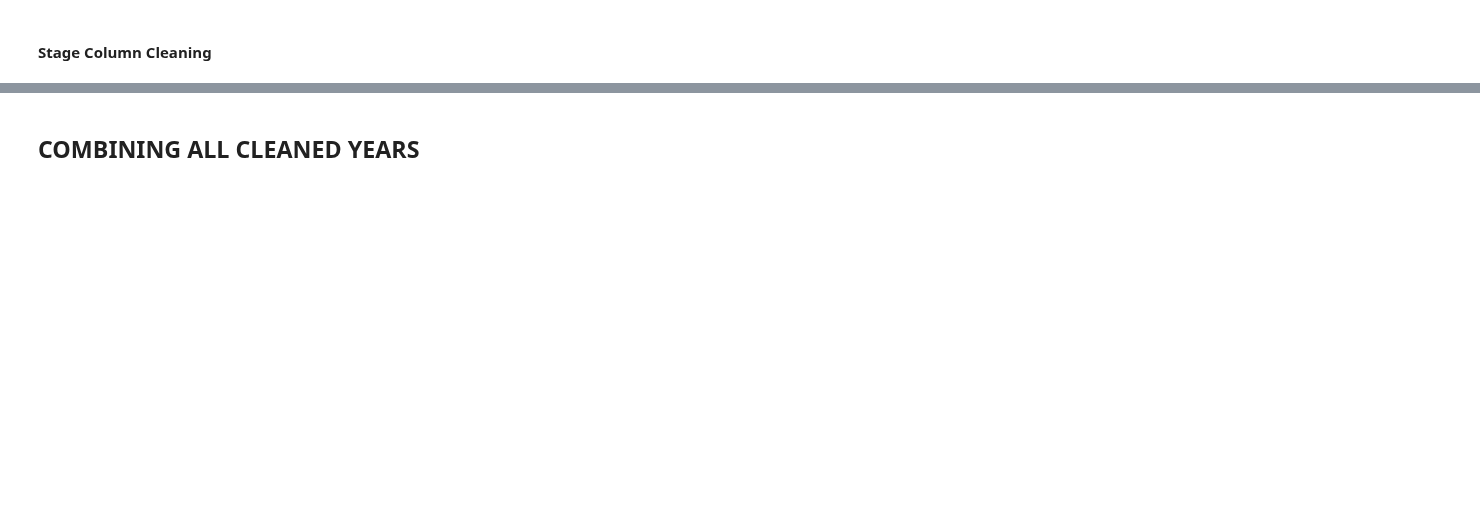
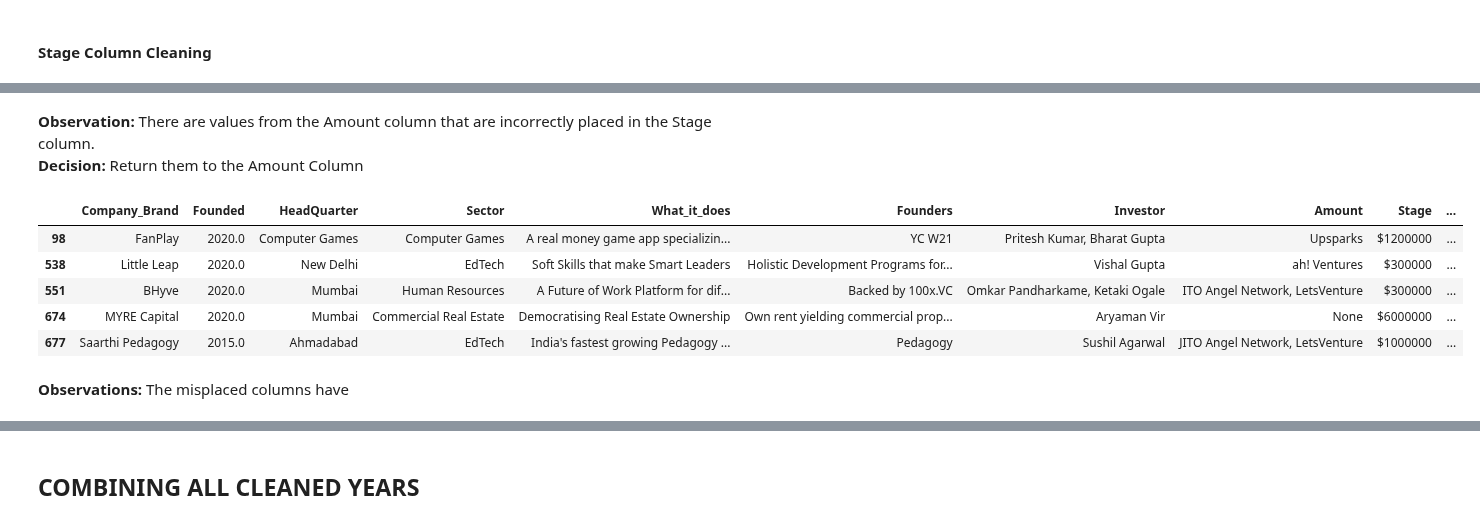
Before and after one commit to Rama-Mwenda/Indian_Ecosystem_Analysis, a Jupyter notebook: Analysis_Notebook.ipynb, the cells around one changed output, grey strips where cells are left out. Saved outputs shown, nothing was run; the diff lists cells and outputs as text; code cells hidden in the pictures; blank space fills up the shorter version.

```diff
--- a/Analysis_Notebook.ipynb
+++ b/Analysis_Notebook.ipynb
@@ -1556,3 +1650,27 @@ array(['Pre-series A', None, 'Series D', 'Series C', 'Seed', 'Series B',
+# %% [markdown]
+**Observation:**
+There are values from the Amount column that are incorrectly placed in the Stage column.\
+**Decision:**
+Return them to the Amount Column
+# %%
+#getting the wrongly placed columns
+df_2021['result'] = (df_2021
+                     ['Stage']
+                     .str
+                     .startswith('$')
+                     )
+#viewing the misplaced columns
+df_2021.loc[df_2021['result'] == True]
+# %% [output]
+|  | Company_Brand | Founded | HeadQuarter | Sector | What_it_does | Founders | Investor | Amount | Stage | ... |
+| 98 | FanPlay | 2020.0 | Computer Games | Computer Games | A real money game app specializin... | YC W21 | Pritesh Kumar, Bharat Gupta | Upsparks | $1200000 | ... |
+| 538 | Little Leap | 2020.0 | New Delhi | EdTech | Soft Skills that make Smart Leaders | Holistic Development Programs for... | Vishal Gupta | ah! Ventures | $300000 | ... |
+| 551 | BHyve | 2020.0 | Mumbai | Human Resources | A Future of Work Platform for dif... | Backed by 100x.VC | Omkar Pandharkame, Ketaki Ogale | ITO Angel Network, LetsVenture | $300000 | ... |
+| 674 | MYRE Capital | 2020.0 | Mumbai | Commercial Real Estate | Democratising Real Estate Ownership | Own rent yielding commercial prop... | Aryaman Vir | None | $6000000 | ... |
+| 677 | Saarthi Pedagogy | 2015.0 | Ahmadabad | EdTech | India's fastest growing Pedagogy ... | Pedagogy | Sushil Agarwal | JITO Angel Network, LetsVenture | $1000000 | ... |
+# %% [markdown]
+**Observations:**
+The misplaced columns have
 # %%
 df_2021[['Stage','Amount']].value_counts()
 # %% [output]
```
Also changed, not shown: parts of 28 cells of this notebook.
